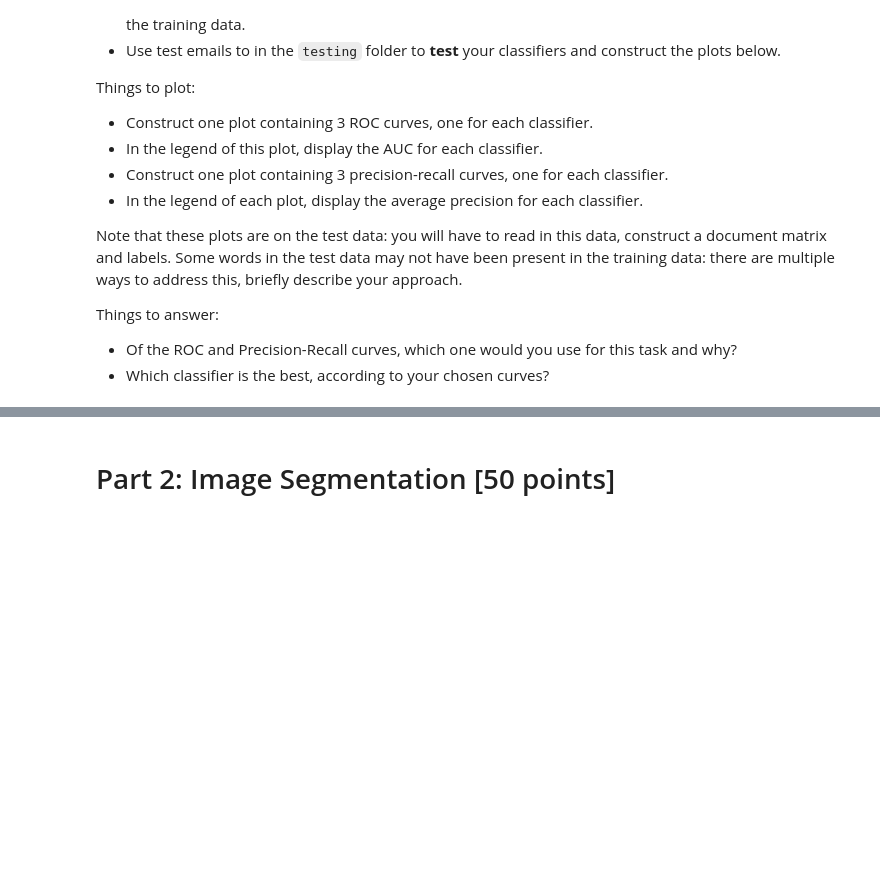
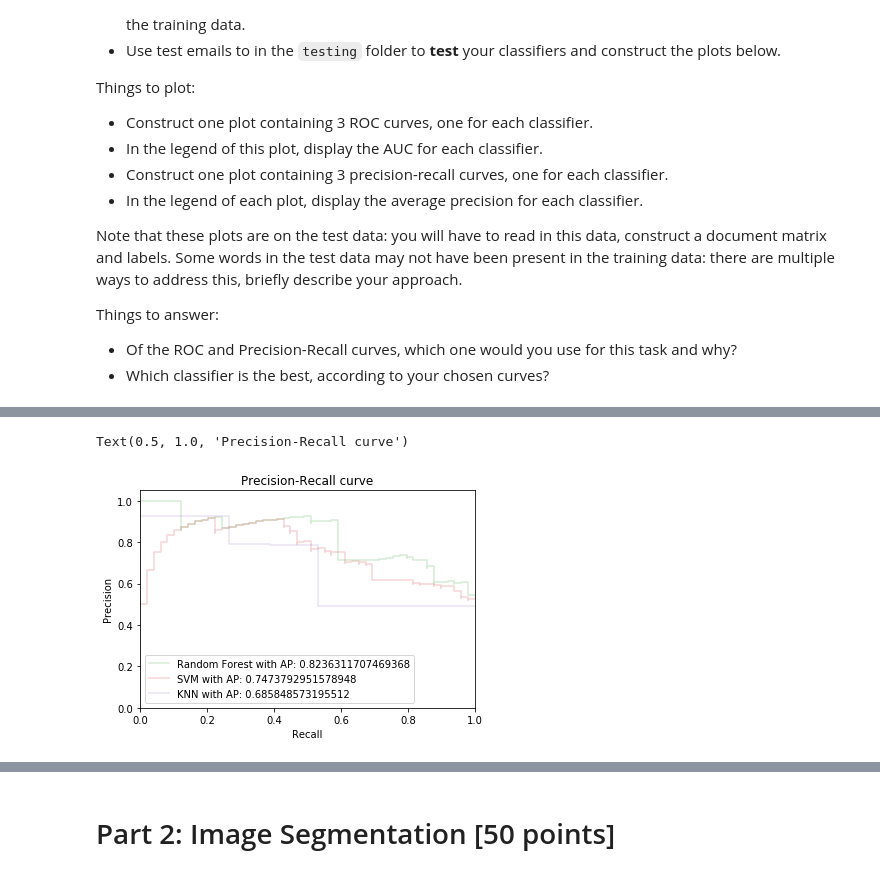
Before and after one commit to anti-antares/Uustructure_Data_Analytics, a Jupyter notebook: HW3 - Classification, Image Segmentation, and Sentiment Analysis.ipynb, the cells around one changed output, grey strips where cells are left out. Drawn from its saved outputs; the diff is of its cells as text; code cells hidden in the pictures; blank space fills up the shorter version.

```diff
--- a/HW3 - Classification, Image Segmentation, and Sentiment Analysis.ipynb
+++ b/HW3 - Classification, Image Segmentation, and Sentiment Analysis.ipynb
@@ -124,0 +326,31 @@ Things to answer:
+# %%
+from sklearn.metrics import precision_recall_curve
+from sklearn.metrics import average_precision_score
+
+average_precision_rf = average_precision_score(test_label, y_score_rf)
+precision_rf, recall_rf, _ = precision_recall_curve(test_label, y_score_rf)
+label_rf='Random Forest with AP: '+str(average_precision_rf)
+plt.step(recall, precision, color=colors[0], alpha=0.2,
+         where='post',label=label_rf)
+
+average_precision_svm = average_precision_score(test_label, y_score_svm)
+precision_svm, recall_svm, _ = precision_recall_curve(test_label, y_score_svm)
+label_svm='SVM with AP: '+str(average_precision_svm)
+plt.step(recall_svm, precision_svm, color=colors[1], alpha=0.2,
+         where='post',label=label_svm)
+
+average_precision_knn = average_precision_score(test_label, y_score_knn)
+precision_knn, recall_knn, _ = precision_recall_curve(test_label, y_score_knn)
+label_knn='KNN with AP: '+str(average_precision_knn)
+plt.step(recall_knn, precision_knn, color=colors[2], alpha=0.2,
+         where='post',label=label_knn)
+
+plt.legend( loc = 'best')
+plt.xlabel('Recall')
+plt.ylabel('Precision')
+plt.ylim([0.0, 1.05])
+plt.xlim([0.0, 1.0])
+plt.title('Precision-Recall curve')
+# %% [output]
+Text(0.5, 1.0, 'Precision-Recall curve')
+[figure, added]
```
Also changed, not shown: parts of 57 cells of this notebook.
